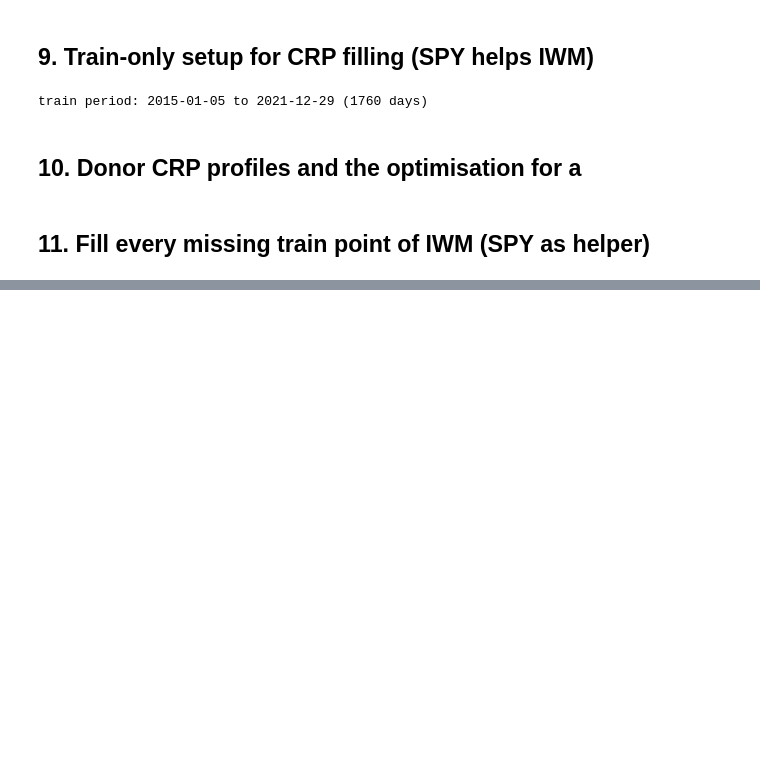
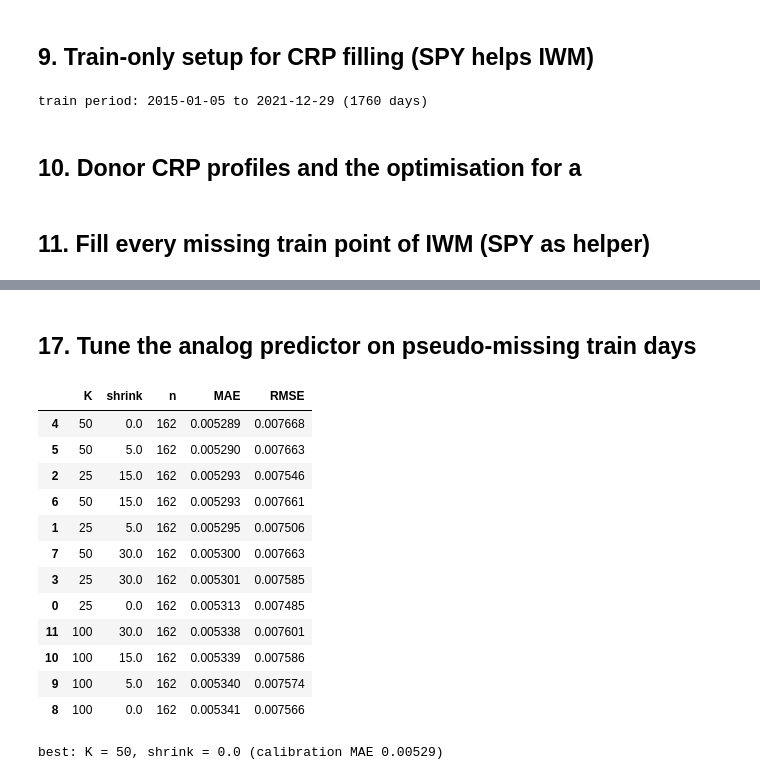
Before and after one commit to Anastasios-Vlachmpeis/RQA_for_Financial_Dynamics, a Jupyter notebook: notebooks/rps4missingDataReconstruction/rps4missingdata.ipynb, the cells around one changed output, grey strips where cells are left out. Saved outputs shown, nothing was run; the diff lists cells and outputs as text; code cells hidden in the pictures; blank space fills up the shorter version.

```diff
--- a/notebooks/rps4missingDataReconstruction/rps4missingdata.ipynb
+++ b/notebooks/rps4missingDataReconstruction/rps4missingdata.ipynb
@@ -793,0 +868,56 @@ comparison_all
+# %% [markdown]
+## 17. Tune the analog predictor on pseudo-missing train days
+# %%
+_desc_cache = {}
+
+def predict_analog(pos, K, shrink, exclude_pos=None):
+    if pos not in _desc_cache:
+        _desc_cache[pos] = crp_descriptor(pos)
+    desc = _desc_cache[pos]
+    if desc is None:
+        return None
+    dists = np.linalg.norm((donor_descs - desc) / desc_scale, axis=1)
+    if exclude_pos is not None:
+        dists[donor_positions == exclude_pos] = np.inf
+    nearest = np.argsort(dists)[:K]
+    h = max(float(np.median(dists[nearest])), 1e-9)
+    w = np.exp(-0.5 * (dists[nearest] / h) ** 2)
+    resid_hat = float(w @ donor_resid[nearest] / (w.sum() + shrink))
+    a_hat = beta_global * float(spy_z[pos]) + resid_hat
+    eff_n = float(w.sum() ** 2 / max((w ** 2).sum(), 1e-12))
+    return a_hat, resid_hat, eff_n
+
+tune_rows = []
+for K in [25, 50, 100]:
+    for shrink in [0.0, 5.0, 15.0, 30.0]:
+        errs = []
+        for date in calibration_dates:
+            pos = int(TRAIN_DATES.get_loc(date))
+            pred = predict_analog(pos, K, shrink, exclude_pos=pos)
+            if pred is None:
+                continue
+            errs.append(pred[0] * sigma_iwm_arr[pos] - float(masked_returns[TARGET].loc[date]))
+        if errs:
+            tune_rows.append({"K": K, "shrink": shrink, "n": len(errs),
+                              "MAE": float(np.abs(errs).mean()),
+                              "RMSE": float(np.sqrt(np.mean(np.square(errs))))})
+tuning_analog = pd.DataFrame(tune_rows).sort_values("MAE")
+best_analog = tuning_analog.iloc[0]
+BEST_K, BEST_SHRINK = int(best_analog["K"]), float(best_analog["shrink"])
+display(tuning_analog)
+print(f"best: K = {BEST_K}, shrink = {BEST_SHRINK} (calibration MAE {best_analog['MAE']:.5f})")
+# %% [output]
+|  | K | shrink | n | MAE | RMSE |
+| 4 | 50 | 0.0 | 162 | 0.005289 | 0.007668 |
+| 5 | 50 | 5.0 | 162 | 0.005290 | 0.007663 |
+| 2 | 25 | 15.0 | 162 | 0.005293 | 0.007546 |
+| 6 | 50 | 15.0 | 162 | 0.005293 | 0.007661 |
+| 1 | 25 | 5.0 | 162 | 0.005295 | 0.007506 |
+| 7 | 50 | 30.0 | 162 | 0.005300 | 0.007663 |
+| 3 | 25 | 30.0 | 162 | 0.005301 | 0.007585 |
+| 0 | 25 | 0.0 | 162 | 0.005313 | 0.007485 |
+| 11 | 100 | 30.0 | 162 | 0.005338 | 0.007601 |
+| 10 | 100 | 15.0 | 162 | 0.005339 | 0.007586 |
+| 9 | 100 | 5.0 | 162 | 0.005340 | 0.007574 |
+| 8 | 100 | 0.0 | 162 | 0.005341 | 0.007566 |
+best: K = 50, shrink = 0.0 (calibration MAE 0.00529)
```
Also changed, not shown: parts of 25 cells of this notebook, 8 other files.
